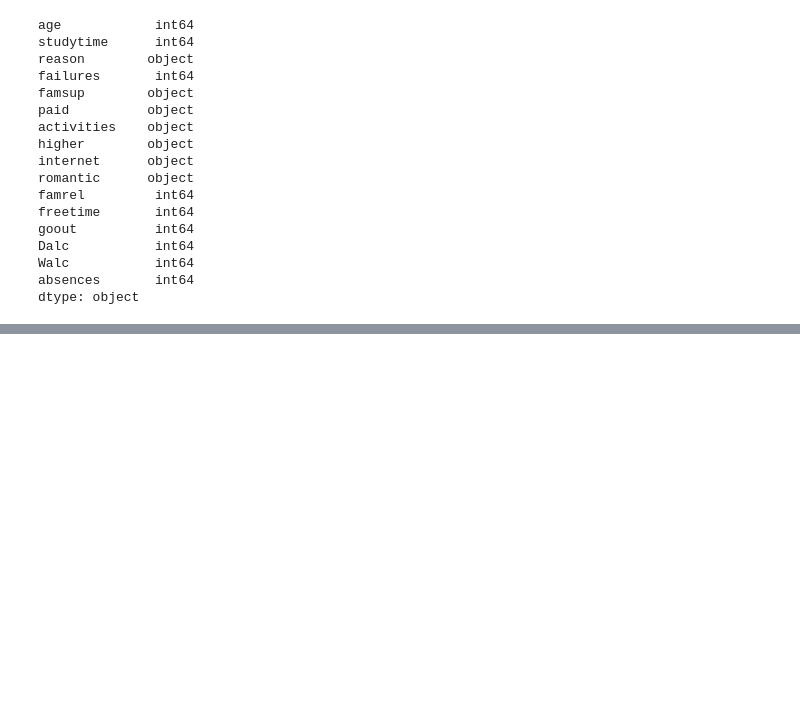
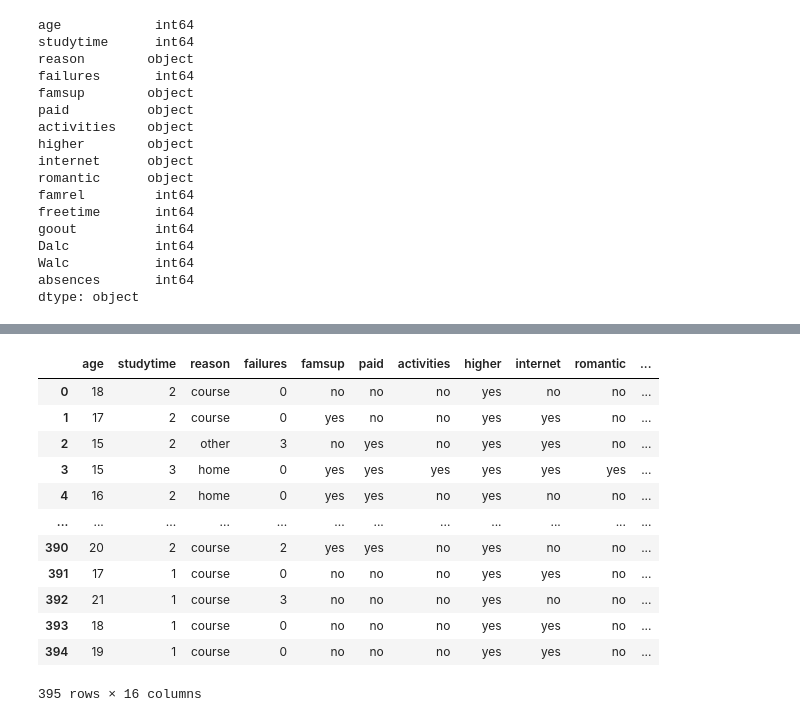
Before and after one commit to PNUAITeam13/AlcoholConsumption, a Jupyter notebook: alcohol_consumption.ipynb, the cells around one changed output, grey strips where cells are left out. Cells and saved outputs as stored; diff of their text form; code cells hidden in the pictures; blank space fills up the shorter version.

Commit message:
[STARTAI-12] Ran with test data (#10)

```diff
--- a/alcohol_consumption.ipynb
+++ b/alcohol_consumption.ipynb
@@ -342,0 +344,16 @@ XGBoost Classifier MAE: 4.392307692307693
+# %%
+X_test_full
+# %% [output]
+|  | age | studytime | reason | failures | famsup | paid | activities | higher | internet | romantic | ... |
+| 0 | 18 | 2 | course | 0 | no | no | no | yes | no | no | ... |
+| 1 | 17 | 2 | course | 0 | yes | no | no | yes | yes | no | ... |
+| 2 | 15 | 2 | other | 3 | no | yes | no | yes | yes | no | ... |
+| 3 | 15 | 3 | home | 0 | yes | yes | yes | yes | yes | yes | ... |
+| 4 | 16 | 2 | home | 0 | yes | yes | no | yes | no | no | ... |
+| ... | ... | ... | ... | ... | ... | ... | ... | ... | ... | ... | ... |
+| 390 | 20 | 2 | course | 2 | yes | yes | no | yes | no | no | ... |
+| 391 | 17 | 1 | course | 0 | no | no | no | yes | yes | no | ... |
+| 392 | 21 | 1 | course | 3 | no | no | no | yes | no | no | ... |
+| 393 | 18 | 1 | course | 0 | no | no | no | yes | yes | no | ... |
+| 394 | 19 | 1 | course | 0 | no | no | no | yes | yes | no | ... |
+395 rows × 16 columns
```
Also changed, not shown: parts of 19 cells of this notebook.
